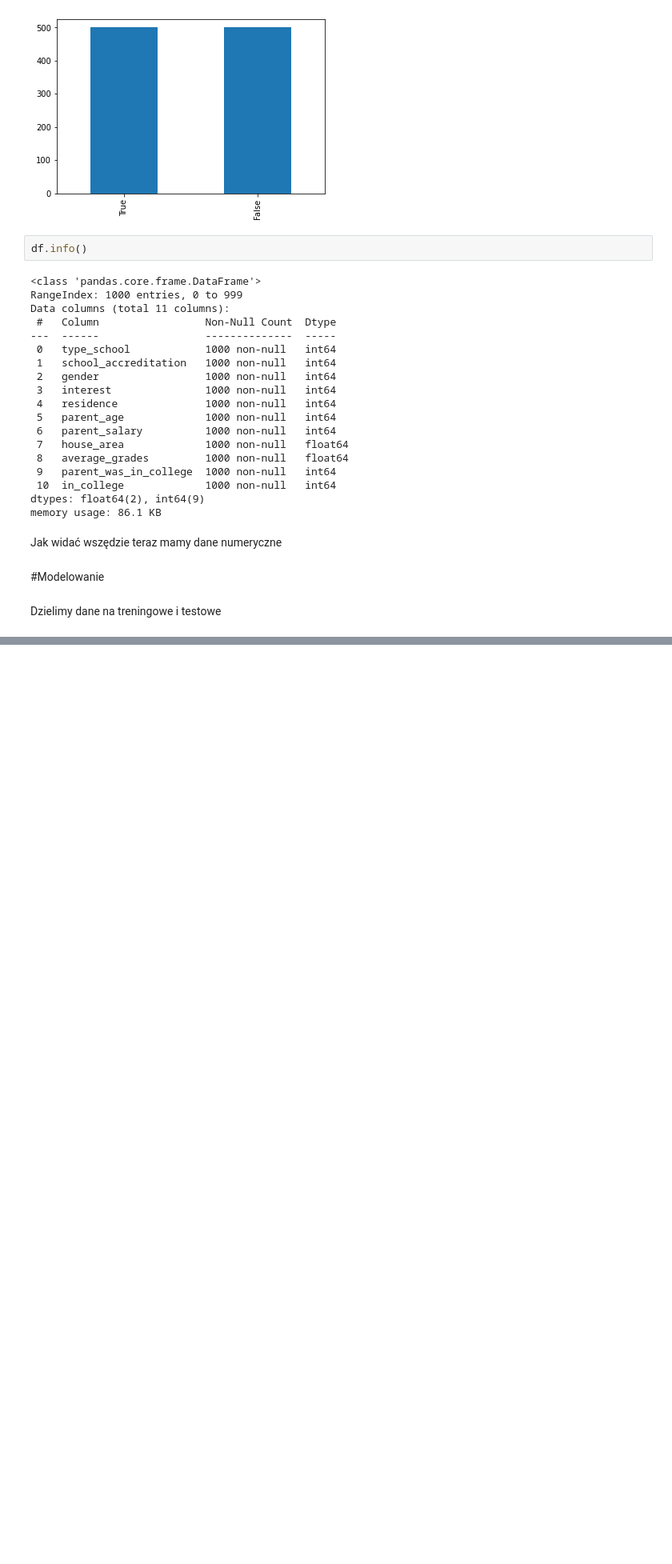
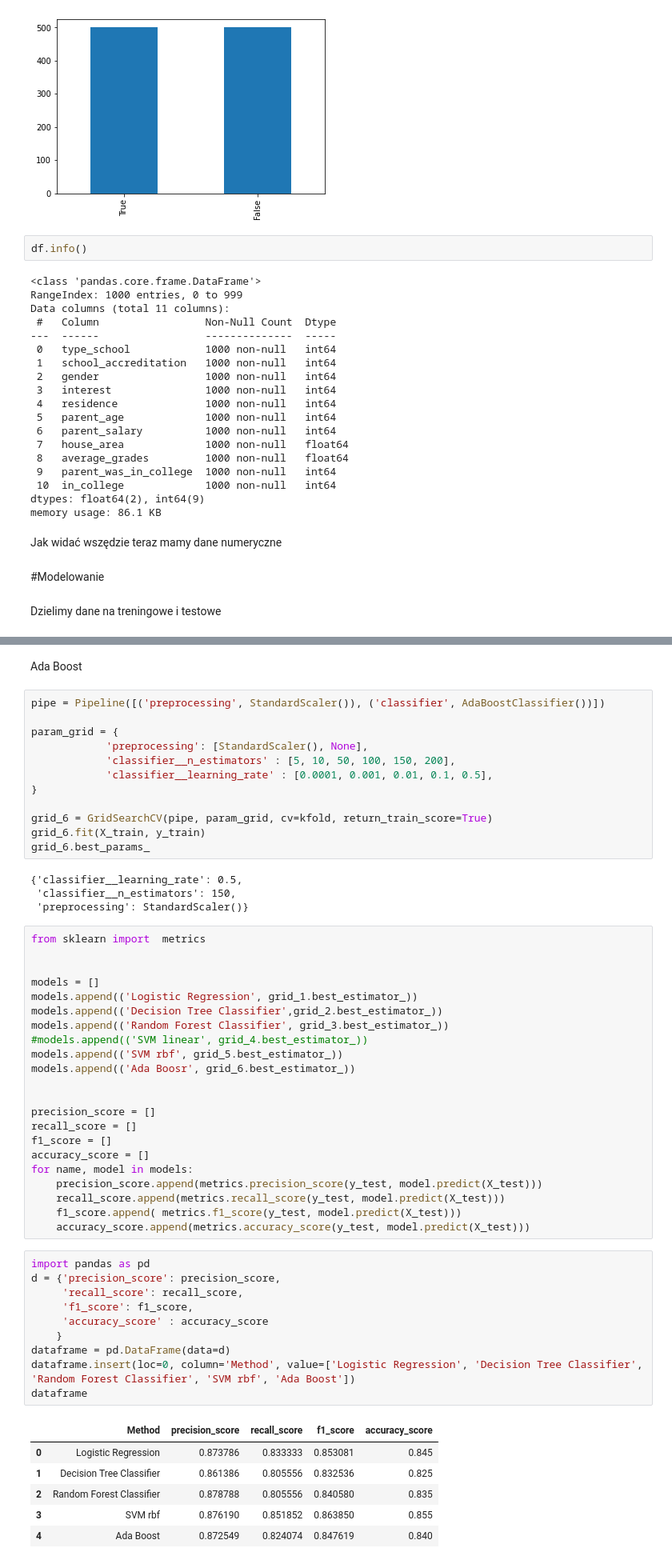
Before and after one commit to karolinawegrzyn/projektPSI, a Jupyter notebook: projekt_PSI.ipynb, the cells around one changed output, grey strips where cells are left out. Shown at 80% size. Drawn from its saved outputs; the diff is of its cells as text; blank space fills up the shorter version.

```diff
--- a/projekt_PSI.ipynb
+++ b/projekt_PSI.ipynb
@@ -148,0 +247,57 @@ X_train, X_test, y_train, y_test = model_selection.train_test_split(X, Y, test_s
+# %% [markdown]
+Ada Boost
+# %%
+pipe = Pipeline([('preprocessing', StandardScaler()), ('classifier', AdaBoostClassifier())])
+
+param_grid = {
+            'preprocessing': [StandardScaler(), None],
+            'classifier__n_estimators' : [5, 10, 50, 100, 150, 200],
+            'classifier__learning_rate' : [0.0001, 0.001, 0.01, 0.1, 0.5],
+}
+
+grid_6 = GridSearchCV(pipe, param_grid, cv=kfold, return_train_score=True)
+grid_6.fit(X_train, y_train)
+grid_6.best_params_
+# %% [output]
+{'classifier__learning_rate': 0.5,
+ 'classifier__n_estimators': 150,
+ 'preprocessing': StandardScaler()}
+# %%
+from sklearn import  metrics
+
+
+models = []
+models.append(('Logistic Regression', grid_1.best_estimator_))
+models.append(('Decision Tree Classifier',grid_2.best_estimator_))
+models.append(('Random Forest Classifier', grid_3.best_estimator_))
+#models.append(('SVM linear', grid_4.best_estimator_))
+models.append(('SVM rbf', grid_5.best_estimator_))
+models.append(('Ada Boosr', grid_6.best_estimator_))
+
+
+precision_score = []
+recall_score = []
+f1_score = []
+accuracy_score = []
+for name, model in models:
+    precision_score.append(metrics.precision_score(y_test, model.predict(X_test)))
+    recall_score.append(metrics.recall_score(y_test, model.predict(X_test)))
+    f1_score.append( metrics.f1_score(y_test, model.predict(X_test)))
+    accuracy_score.append(metrics.accuracy_score(y_test, model.predict(X_test)))
+# %%
+import pandas as pd
+d = {'precision_score': precision_score,
+     'recall_score': recall_score,
+     'f1_score': f1_score,
+     'accuracy_score' : accuracy_score
+    }
+dataframe = pd.DataFrame(data=d)
+dataframe.insert(loc=0, column='Method', value=['Logistic Regression', 'Decision Tree Classifier', 'Random Forest Classifier', 'SVM rbf', 'Ada Boost'])
+dataframe
+# %% [output]
+|  | Method | precision_score | recall_score | f1_score | accuracy_score |
+| 0 | Logistic Regression | 0.873786 | 0.833333 | 0.853081 | 0.845 |
+| 1 | Decision Tree Classifier | 0.861386 | 0.805556 | 0.832536 | 0.825 |
+| 2 | Random Forest Classifier | 0.878788 | 0.805556 | 0.840580 | 0.835 |
+| 3 | SVM rbf | 0.876190 | 0.851852 | 0.863850 | 0.855 |
+| 4 | Ada Boost | 0.872549 | 0.824074 | 0.847619 | 0.840 |
```
Also changed, not shown: parts of 14 cells of this notebook.
